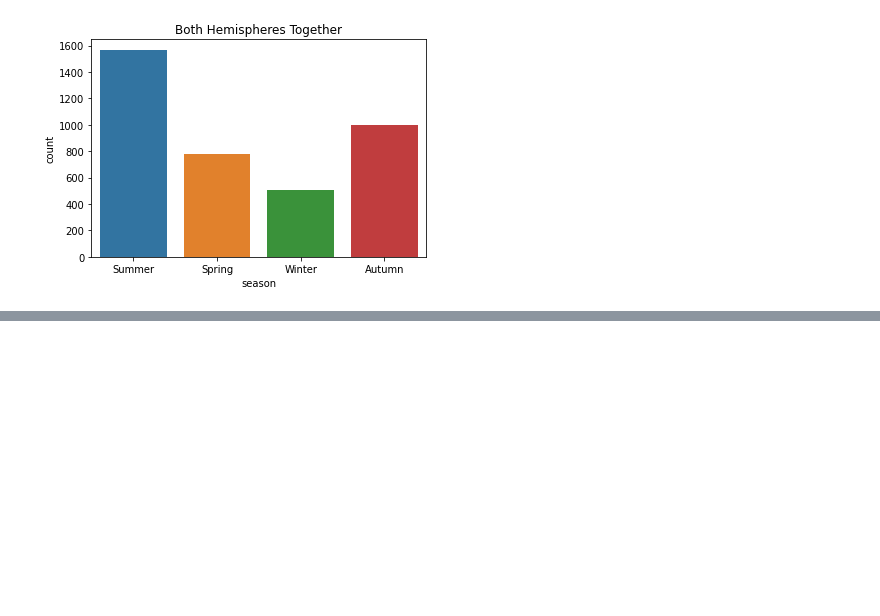
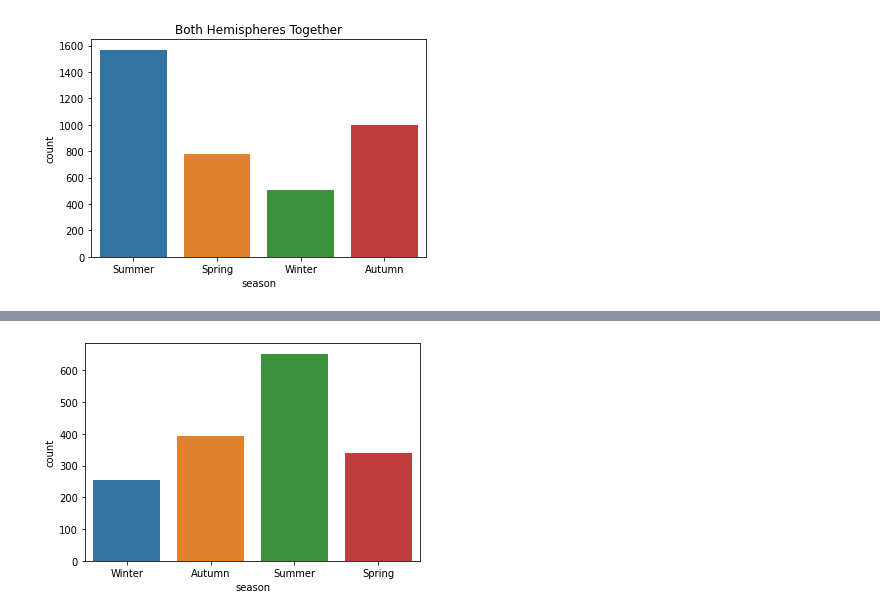
Before and after one commit to David-TC13/project_shark, a Jupyter notebook: shark_attack_summer.ipynb, the cells around one changed output, grey strips where cells are left out. Drawn from its saved outputs; the diff is of its cells as text; code cells hidden in the pictures; blank space fills up the shorter version.

```diff
--- a/shark_attack_summer.ipynb
+++ b/shark_attack_summer.ipynb
@@ -176,0 +202,5 @@ graph_together = gp.extract_data_together(df_north, df_south)
+# %%
+south = sns.countplot(x="season", data=df_south, label= "Southern hemisphere");
+south.figure.savefig("South.jpg", dpi=1000)
+# %% [output]
+[figure, added]
```
Also changed, not shown: parts of 11 cells of this notebook, 3 other files.
